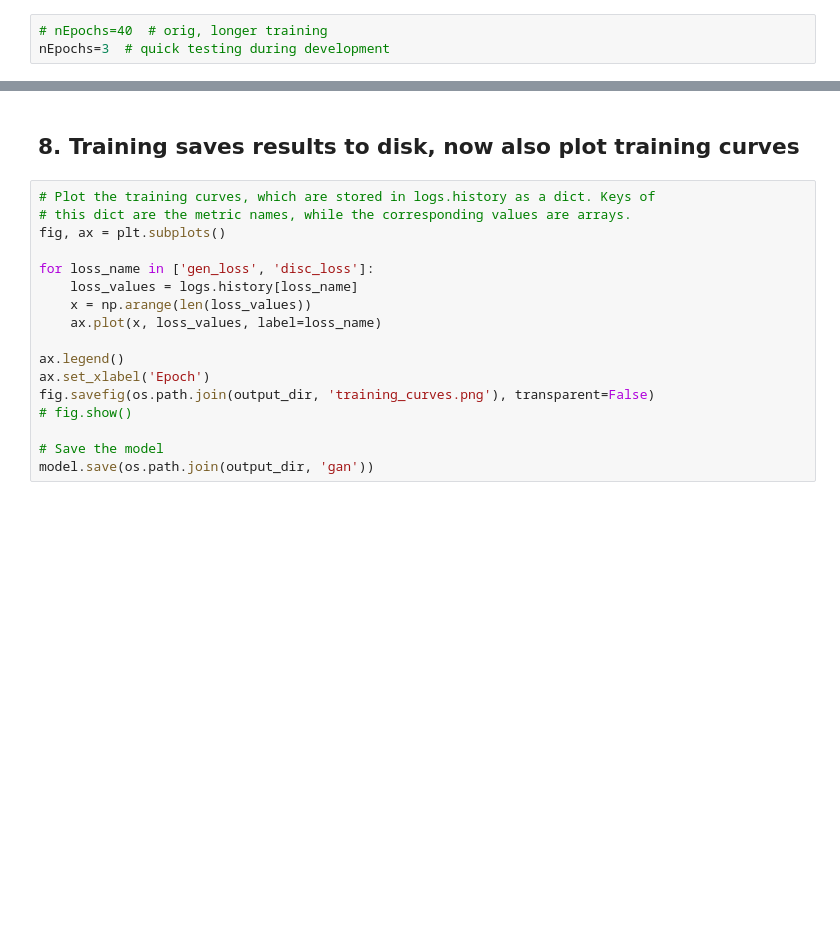
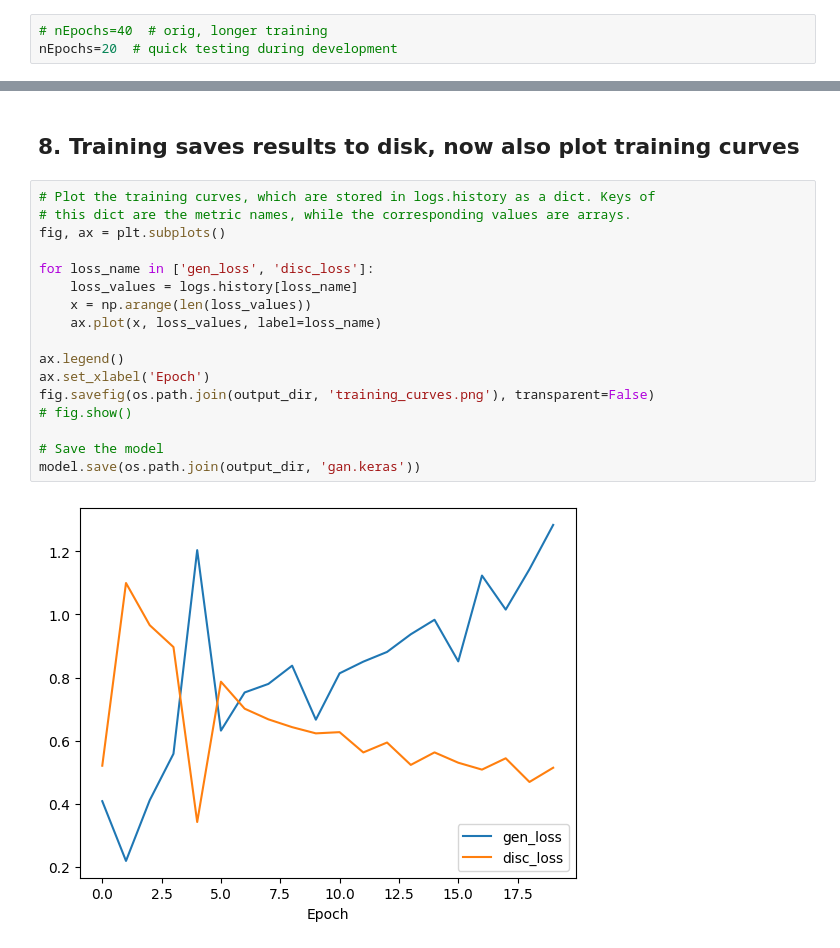
Before and after one commit to UTSW-Software-Engineering-Course-2025/Module_2_ArmandRathgeb, a Jupyter notebook: vaegan/train_gan_mnist.ipynb, the cells around one changed output, grey strips where cells are left out. Cells and saved outputs as stored; diff of their text form; blank space fills up the shorter version.

```diff
--- a/vaegan/train_gan_mnist.ipynb
+++ b/vaegan/train_gan_mnist.ipynb
@@ -10,7 +10,7 @@ A directory called 'output' will be created to save figures and the trained
 model.
 # %%
 # nEpochs=40  # orig, longer training
-nEpochs=3  # quick testing during development
+nEpochs=20  # quick testing during development
 # %% [markdown]
 ## 1. Import 3rd party libraries
 # %%
@@ -216,17 +231,19 @@ Error:
 # %%
 # Plot the training curves, which are stored in logs.history as a dict. Keys of
 # this dict are the metric names, while the corresponding values are arrays.
 fig, ax = plt.subplots()
 
 for loss_name in ['gen_loss', 'disc_loss']:
     loss_values = logs.history[loss_name]
     x = np.arange(len(loss_values))
     ax.plot(x, loss_values, label=loss_name)
 
 ax.legend()
 ax.set_xlabel('Epoch')
 fig.savefig(os.path.join(output_dir, 'training_curves.png'), transparent=False)
 # fig.show()
 
 # Save the model
-model.save(os.path.join(output_dir, 'gan'))
+model.save(os.path.join(output_dir, 'gan.keras'))
+# %% [output]
+[figure, added]
```
Also changed, not shown: parts of 3 cells of this notebook, 1 other file.
